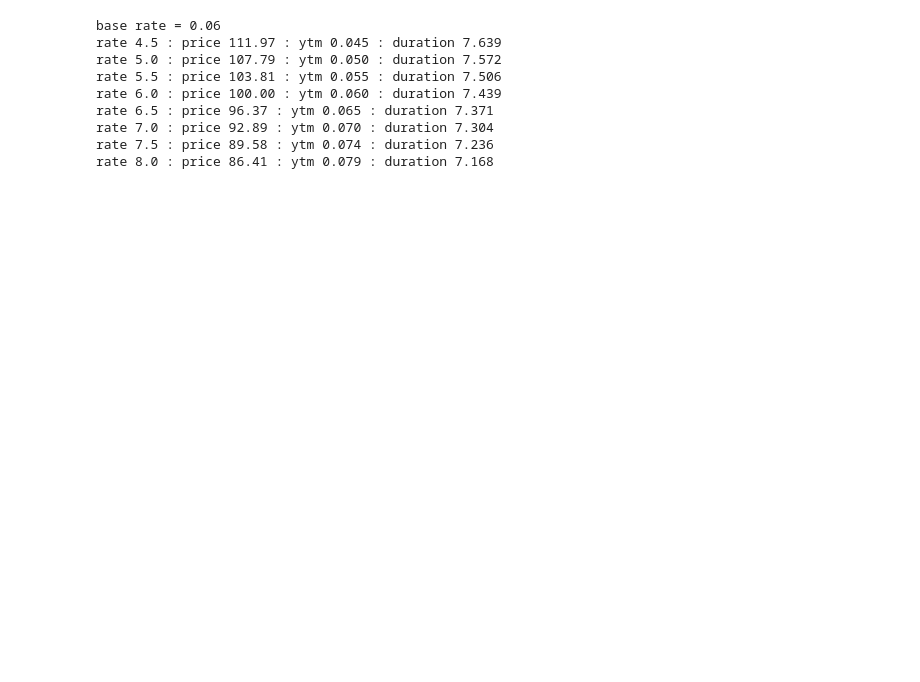
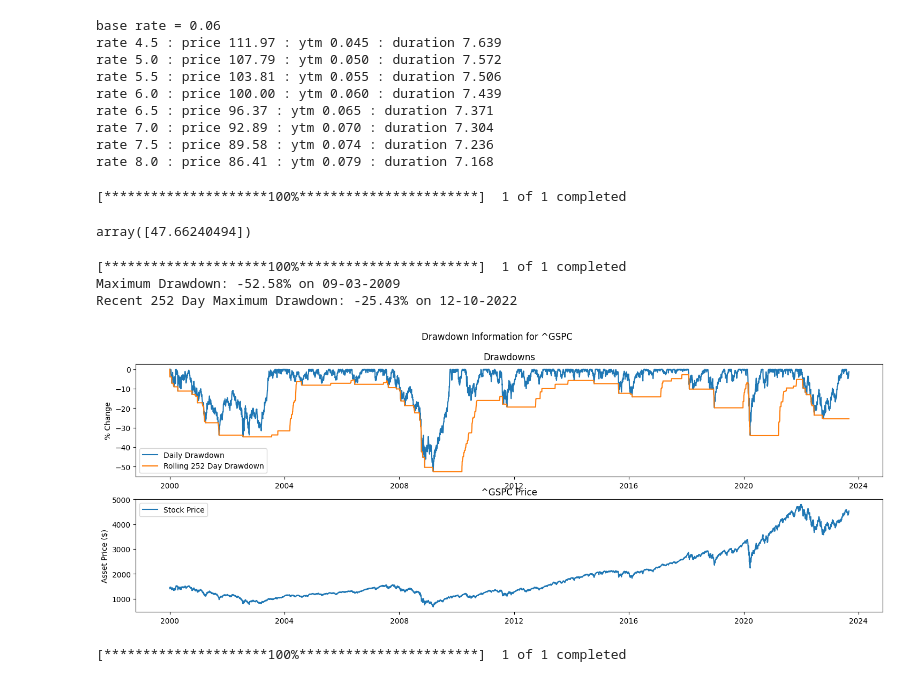
Before and after one commit to JackGreenaway/financial_calculations, a Jupyter notebook: test_notebook.ipynb, the cells around one changed output. Saved outputs shown, nothing was run; the diff lists cells and outputs as text; code cells hidden in the pictures; blank space fills up the shorter version.

Commit message:
added recent (x) drawdown % and date feature

```diff
--- a/test_notebook.ipynb
+++ b/test_notebook.ipynb
@@ -37,3 +37,21 @@ rate 6.5 : price 96.37 : ytm 0.065 : duration 7.371
 rate 7.0 : price 92.89 : ytm 0.070 : duration 7.304
 rate 7.5 : price 89.58 : ytm 0.074 : duration 7.236
 rate 8.0 : price 86.41 : ytm 0.079 : duration 7.168
+# %%
+data = yf.download("0P0000TKZO.L", start="2010-01-01")["Adj Close"]
+
+((data[-1] - data[:1]) / data[:1]).values * 100
+# %% [output]
+[*********************100%***********************]  1 of 1 completed
+array([47.66240494])
+# %%
+asset_calculations.asset_drawdown("^GSPC", start_time="2000-01-01", end_time=None, plot=True)
+# %% [output]
+[*********************100%***********************]  1 of 1 completed
+Maximum Drawdown: -52.58% on 09-03-2009
+Recent 252 Day Maximum Drawdown: -25.43% on 12-10-2022
+[figure, added]
+# %%
+data = yf.download("0P0000TKZO.L", start="2010-01-01")["Adj Close"]
+# %% [output]
+[*********************100%***********************]  1 of 1 completed
```
Also changed, not shown: parts of 3 cells of this notebook, 2 other files.
